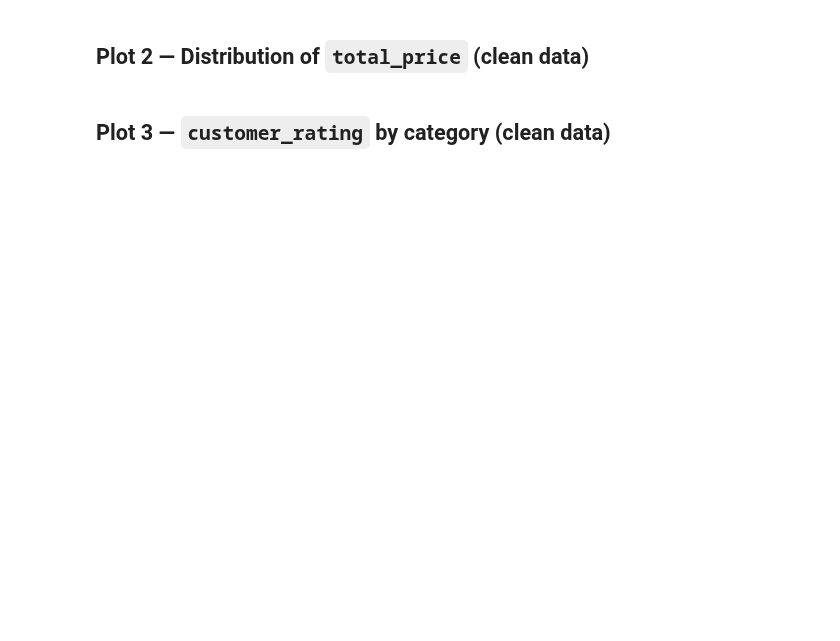
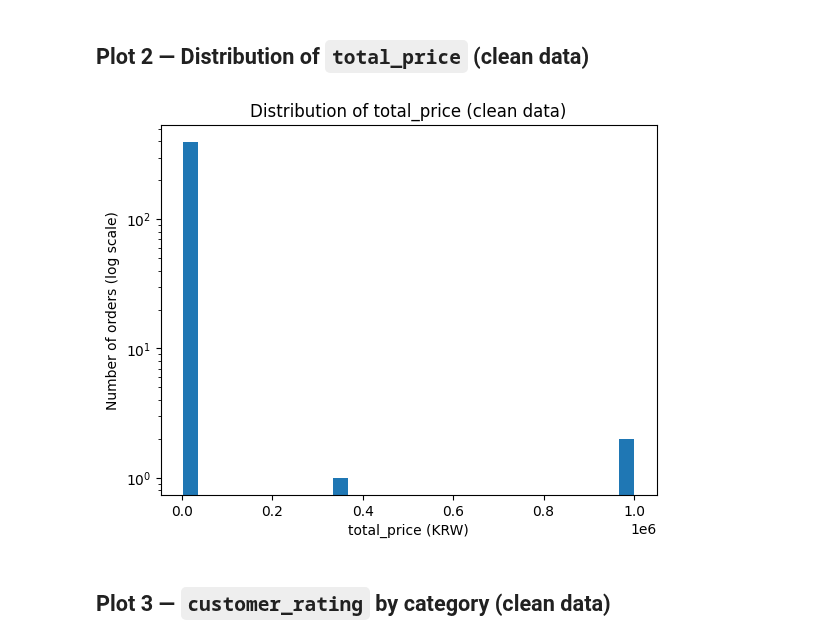
Before and after one commit to rhddnjs1974/machine-learning-project, a Jupyter notebook: lab01/notebooks/lab01_visualization.ipynb, the cells around one changed output. Cells and saved outputs as stored; diff of their text form; code cells hidden in the pictures; blank space fills up the shorter version.

```diff
--- a/lab01/notebooks/lab01_visualization.ipynb
+++ b/lab01/notebooks/lab01_visualization.ipynb
@@ -30,8 +46,17 @@ raw.head()
 # %%
 # ============ TODO (Plot 2) ============
 # Histogram of clean['total_price'] (~30 bins).
 # Briefly note in a comment: is it skewed? why?
 # =======================================
+plt.hist(clean["total_price"], bins=30)
+plt.yscale("log")
+plt.xlabel("total_price (KRW)")
+plt.ylabel("Number of orders (log scale)")
+plt.title("Distribution of total_price (clean data)")
+plt.savefig("fig2.png", dpi=150, bbox_inches="tight")
+plt.show()
+# %% [output]
+[figure, added]
 # %% [markdown]
 ## Plot 3 — `customer_rating` by category (clean data)
 # %%
```
Also changed, not shown: parts of 3 cells of this notebook, 7 other files.
